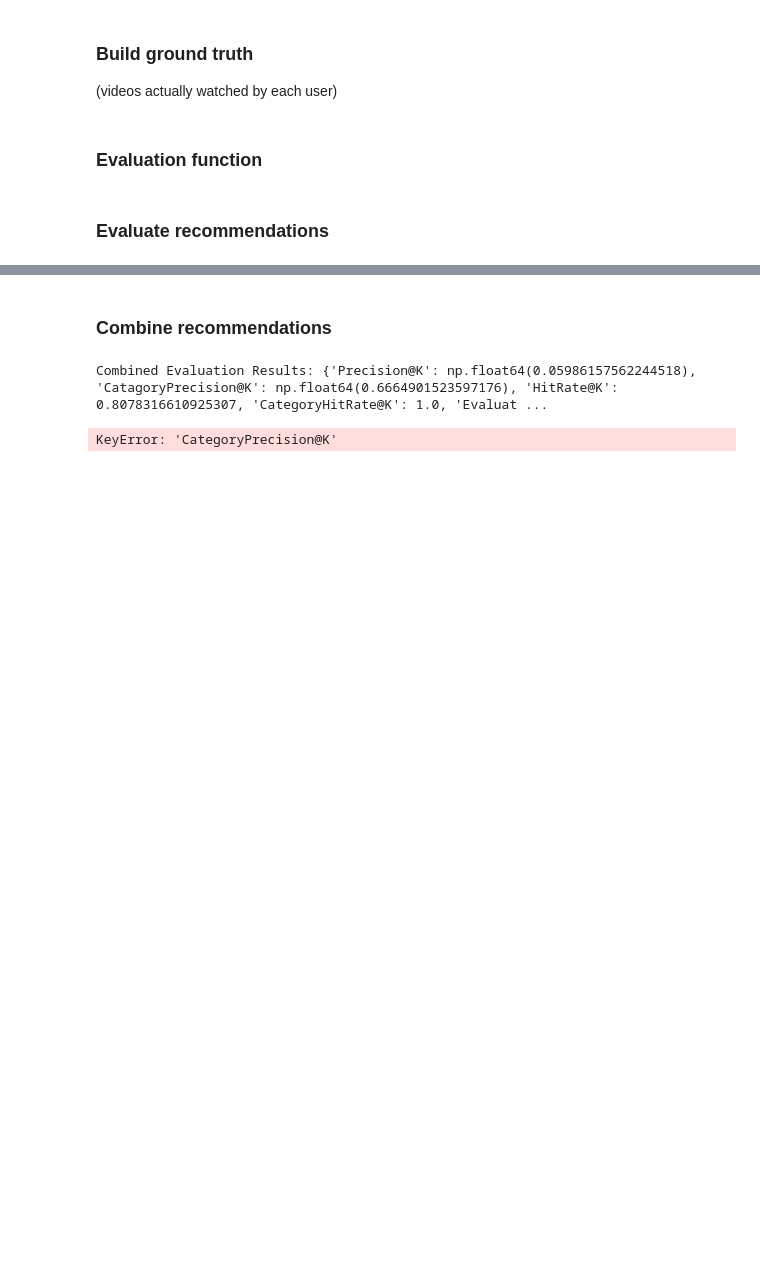
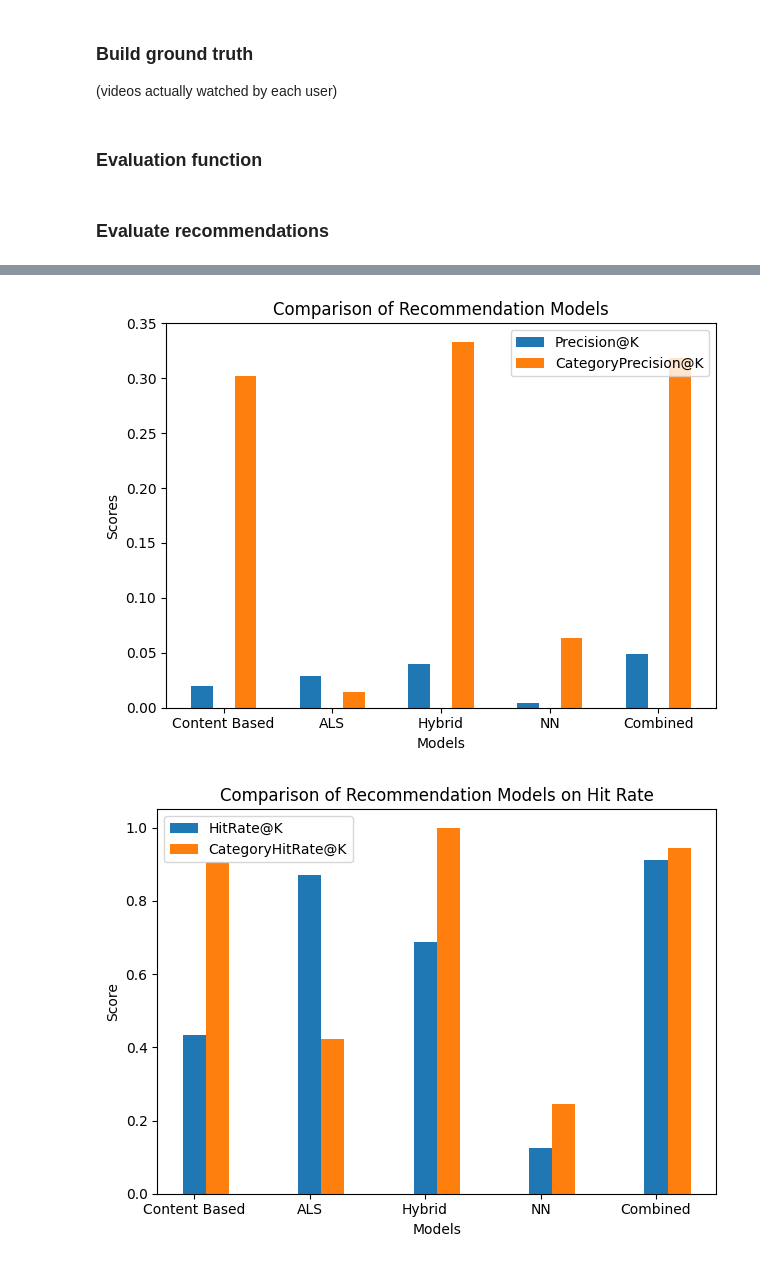
Before and after one commit to DimitriCalmand/recommender-system, a Jupyter notebook: notebooks/evaluation.ipynb, the cells around one changed output, grey strips where cells are left out. Drawn from its saved outputs; the diff is of its cells as text; code cells hidden in the pictures; blank space fills up the shorter version.

```diff
--- a/notebooks/evaluation.ipynb
+++ b/notebooks/evaluation.ipynb
@@ -10,12 +11,18 @@ from src.utils.utils import safe_parse_feat
 # %%
 # Define the path to the processed data
 processed_path = "../data/processed/"
+recommendations_path = "../data/recommendations/"
 
-# Load the recommendations and ground truth data
-content_based_recommendations = pd.read_csv(os.path.join(processed_path, "content_based_recommendations.csv"))
-als_recommendations = pd.read_csv(os.path.join(processed_path, "als_recommendations.csv"))
+# Load the recommendations
+als_recommendations = pd.read_csv(os.path.join(recommendations_path, "als_recommendations.csv"))
+content_based_recommendations = pd.read_csv(os.path.join(recommendations_path, "content_based_recommendations.csv"))
+hybrid_recommendations = pd.read_csv(os.path.join(recommendations_path, "hybrid_recommendations.csv"))
+nn_recommendations = pd.read_csv(os.path.join(recommendations_path, "nn_recommendations.csv"))
+combined_recommendations = pd.read_csv(os.path.join(recommendations_path, "combined_recommendations.csv"))
+
+# Load ground truth data
 interactions_test = pd.read_csv(os.path.join(processed_path, "interactions_test.csv"))
-user_features = pd.read_csv(os.path.join(processed_path, "user_features_engineered.csv"))
+user_features = pd.read_csv(os.path.join(processed_path, "user_features.csv"))
 video_metadata = pd.read_csv(os.path.join(processed_path, "video_metadata.csv"))
 
 # Convert recommendations DataFrames to dictionaries
@@ -27,8 +34,11 @@ def load_recommendations(df):
         recommendations[user_id] = recs
     return recommendations
 
+als_recommendations = load_recommendations(als_recommendations)
 content_based_recommendations = load_recommendations(content_based_recommendations)
-als_recommendations = load_recommendations(als_recommendations)
+hybrid_recommendations = load_recommendations(hybrid_recommendations)
+nn_recommendations = load_recommendations(nn_recommendations)
+combined_recommendations = load_recommendations(combined_recommendations)
 
 video_metadata["feat"] = video_metadata["feat"].apply(safe_parse_feat)
 video_metadata = video_metadata[video_metadata["feat"].notnull()]
@@ -101,7 +111,7 @@ def evaluate_recommendations(recommendations, ground_truth, video_categories, us
 
     return {
         'Precision@K': precision_at_k,
-        'CatagoryPrecision@K': category_precision_at_k,
+        'CategoryPrecision@K': category_precision_at_k,
         'HitRate@K': hit_rate,
         'CategoryHitRate@K': category_hit_rate,
         'Evaluated Users': user_count
@@ -122,76 +169,45 @@ ALS Evaluation Results: {'Precision@K': np.float64(0.02047565960609439), 'Catago
-# %% [markdown]
-### Combine recommendations
-# %%
-# Combine recommendations using an ensemble method
-def combine_recommendations(rec1, rec2, alpha=0.7):
-    combined_recs = {}
-    for user_id in rec1.keys():
-        if user_id in rec2:
-            # Get the scores for the recommended videos from both models
-            rec1_scores = {vid: score for score, vid in enumerate(rec1[user_id])}
-            rec2_scores = {vid: score for score, vid in enumerate(rec2[user_id])}
-
-            # Combine the scores using the specified alpha
-            combined_scores = {}
-            all_vids = set(rec1[user_id]).union(set(rec2[user_id]))
-            for vid in all_vids:
-                score1 = rec1_scores.get(vid, 0)
-                score2 = rec2_scores.get(vid, 0)
-                combined_scores[vid] = alpha * score1 + (1 - alpha) * score2
-
-            # Sort the videos based on the combined scores
-            sorted_vids = sorted(combined_scores.keys(), key=lambda x: combined_scores[x], reverse=True)
-            combined_recs[user_id] = sorted_vids
-        else:
-            combined_recs[user_id] = rec1[user_id]
-    return combined_recs
-
-# Combine content-based and ALS recommendations
-combined_recommendations = combine_recommendations(content_based_recommendations, als_recommendations, alpha=0.7)
-
-# Evaluate combined recommendations
-combined_results = evaluate_recommendations(combined_recommendations, ground_truth, video_categories, user_preferred_category, user_friends_preferred_category, k=30)
-print('Combined Evaluation Results:', combined_results)
-# %% [output]
-Combined Evaluation Results: {'Precision@K': np.float64(0.05986157562244518), 'CatagoryPrecision@K': np.float64(0.6664901523597176), 'HitRate@K': 0.8078316610925307, 'CategoryHitRate@K': 1.0, 'Evaluat ...
 # %%
 # Plot comparison of results
-models = ['Content-Based', 'ALS', 'Combined']
-precision_values = [content_based_results['Precision@K'], als_results['Precision@K'], combined_results['Precision@K']]
-category_precision_values = [content_based_results['CategoryPrecision@K'], als_results['CategoryPrecision@K'],
-    combined_results['CategoryPrecision@K']]
-hit_rate_values = [content_based_results['HitRate@K'], als_results['HitRate@K'], combined_results['HitRate@K']]
-category_hit_rate_values = [content_based_results['CategoryHitRate@K'], als_results['CategoryHitRate@K'], combined_results['CategoryHitRate@K']]
+models = ['Content Based', 'ALS', 'Hybrid', 'NN', 'Combined']
+
+precision_values = [content_based_results['Precision@K'], als_results['Precision@K'], hybrid_results['Precision@K'], nn_results['Precision@K'], combined_results['Precision@K']]
+
+category_precision_values = [content_based_results['CategoryPrecision@K'], als_results['CategoryPrecision@K'], hybrid_results['CategoryPrecision@K'], nn_results['CategoryPrecision@K'], combined_results['CategoryPrecision@K']]
+
+hit_rate_values = [content_based_results['HitRate@K'], als_results['HitRate@K'], hybrid_results['HitRate@K'], nn_results['HitRate@K'], combined_results['HitRate@K']]
+
+category_hit_rate_values = [content_based_results['CategoryHitRate@K'], als_results['CategoryHitRate@K'], hybrid_results['CategoryHitRate@K'], nn_results['CategoryHitRate@K'], combined_results['CategoryHitRate@K']]
 
 x = np.arange(len(models))
 width = 0.2
 
 fig1, ax1 = plt.subplots()
 rects1 = ax1.bar(x - width, precision_values, width, label='Precision@K')
-rects2 = ax1.bar(x + width, precision_values, width, label='CategoryPrecision@K')
+rects2 = ax1.bar(x + width, category_precision_values, width, label='CategoryPrecision@K')
 
 ax1.set_xlabel('Models')
 ax1.set_ylabel('Scores')
 ax1.set_title('Comparison of Recommendation Models')
 ax1.set_xticks(x)
 ax1.set_xticklabels(models)
 ax1.legend()
 
 fig1.tight_layout()
 plt.show()
 
 fig2, ax2 = plt.subplots()
 rects3 = ax2.bar(x, hit_rate_values, width, label='HitRate@K')
 rects4 = ax2.bar(x + width, category_hit_rate_values, width, label='CategoryHitRate@K')
 
 ax2.set_xlabel('Models')
 ax2.set_ylabel('Score')
 ax2.set_title('Comparison of Recommendation Models on Hit Rate')
 ax2.set_xticks(x)
 ax2.set_xticklabels(models)
 ax2.legend()
 
 fig2.tight_layout()
 plt.show()
 # %% [output]
-KeyError: 'CategoryPrecision@K'
+[figure, added]
+[figure, added]
```
Also changed, not shown: parts of 2 cells of this notebook, 16 other files.
